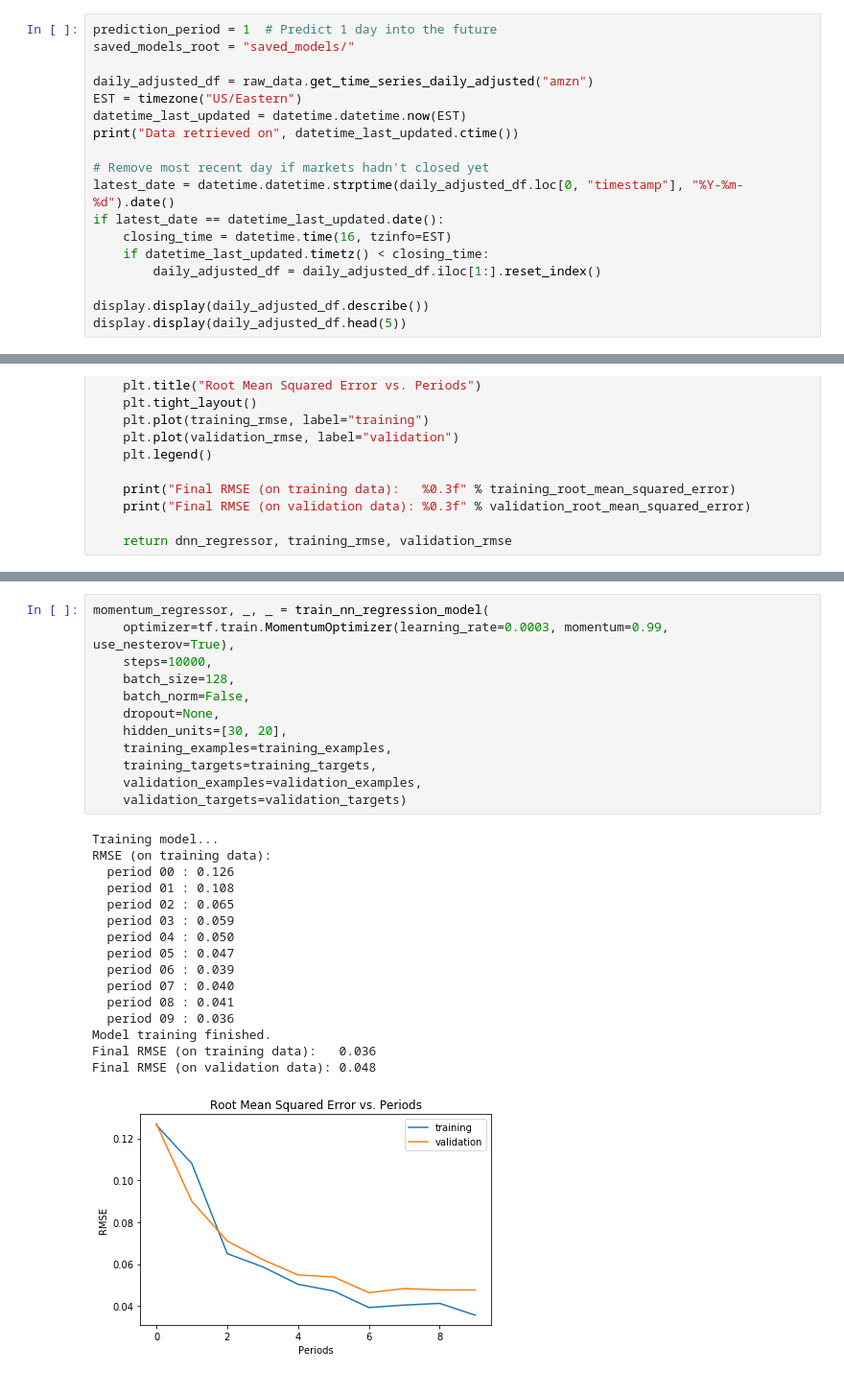
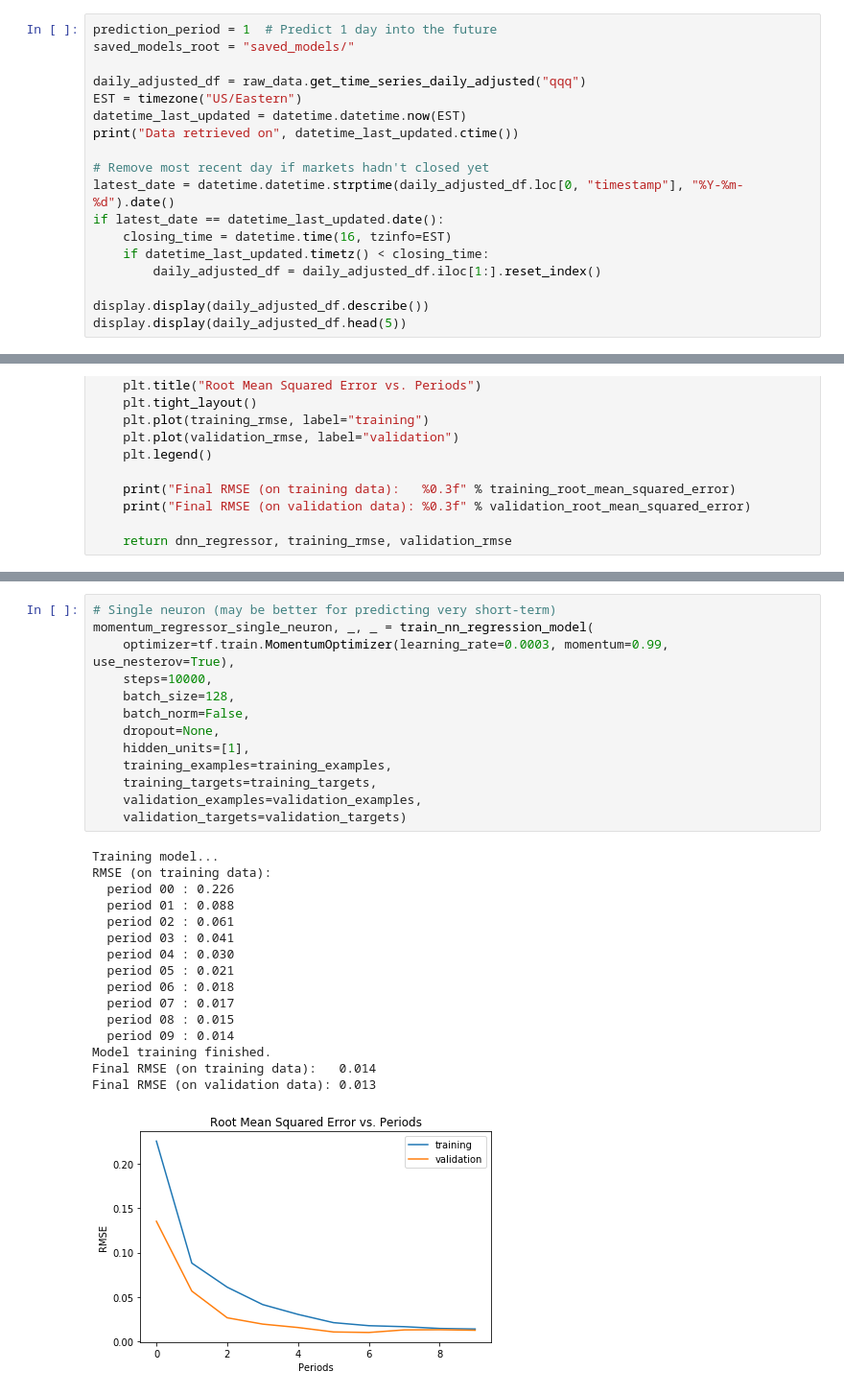
Before and after one commit to czhao39/stock-dnn, a Jupyter notebook: feedforward.ipynb, the cells around one changed output, grey strips where cells are left out. Shown at 96% size. Drawn from its saved outputs; the diff is of its cells as text.

```diff
--- a/feedforward.ipynb
+++ b/feedforward.ipynb
@@ -21,7 +21,7 @@ tf.logging.set_verbosity(tf.logging.ERROR)
 prediction_period = 1  # Predict 1 day into the future
 saved_models_root = "saved_models/"
 
-daily_adjusted_df = raw_data.get_time_series_daily_adjusted("amzn")
+daily_adjusted_df = raw_data.get_time_series_daily_adjusted("qqq")
 EST = timezone("US/Eastern")
 datetime_last_updated = datetime.datetime.now(EST)
 print("Data retrieved on", datetime_last_updated.ctime())
@@ -362,31 +359,32 @@ Final RMSE (on validation data): 0.106
 # %%
-momentum_regressor, _, _ = train_nn_regression_model(
+# Single neuron (may be better for predicting very short-term)
+momentum_regressor_single_neuron, _, _ = train_nn_regression_model(
     optimizer=tf.train.MomentumOptimizer(learning_rate=0.0003, momentum=0.99, use_nesterov=True),
     steps=10000,
     batch_size=128,
     batch_norm=False,
     dropout=None,
-    hidden_units=[30, 20],
+    hidden_units=[1],
     training_examples=training_examples,
     training_targets=training_targets,
     validation_examples=validation_examples,
     validation_targets=validation_targets)
 # %% [output]
 Training model...
 RMSE (on training data):
-  period 00 : 0.126
-  period 01 : 0.108
-  period 02 : 0.065
-  period 03 : 0.059
-  period 04 : 0.050
-  period 05 : 0.047
-  period 06 : 0.039
-  period 07 : 0.040
-  period 08 : 0.041
-  period 09 : 0.036
+  period 00 : 0.226
+  period 01 : 0.088
+  period 02 : 0.061
+  period 03 : 0.041
+  period 04 : 0.030
+  period 05 : 0.021
+  period 06 : 0.018
+  period 07 : 0.017
+  period 08 : 0.015
+  period 09 : 0.014
 Model training finished.
-Final RMSE (on training data):   0.036
-Final RMSE (on validation data): 0.048
+Final RMSE (on training data):   0.014
+Final RMSE (on validation data): 0.013
-[figure, old version]
+[figure, new version]
 # %%
 # Select regressor to use
```
Also changed, not shown: parts of 10 cells of this notebook, 18 other files.
